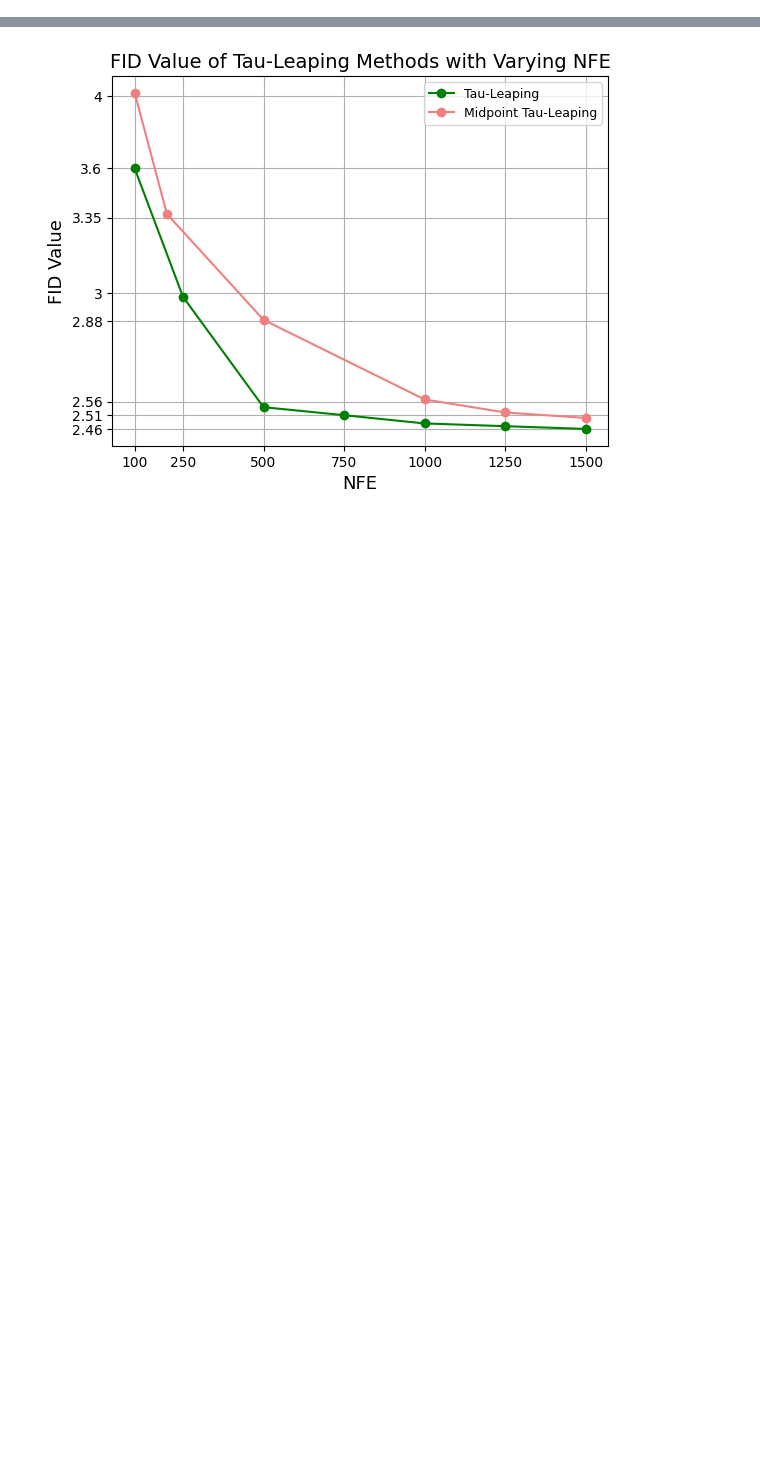
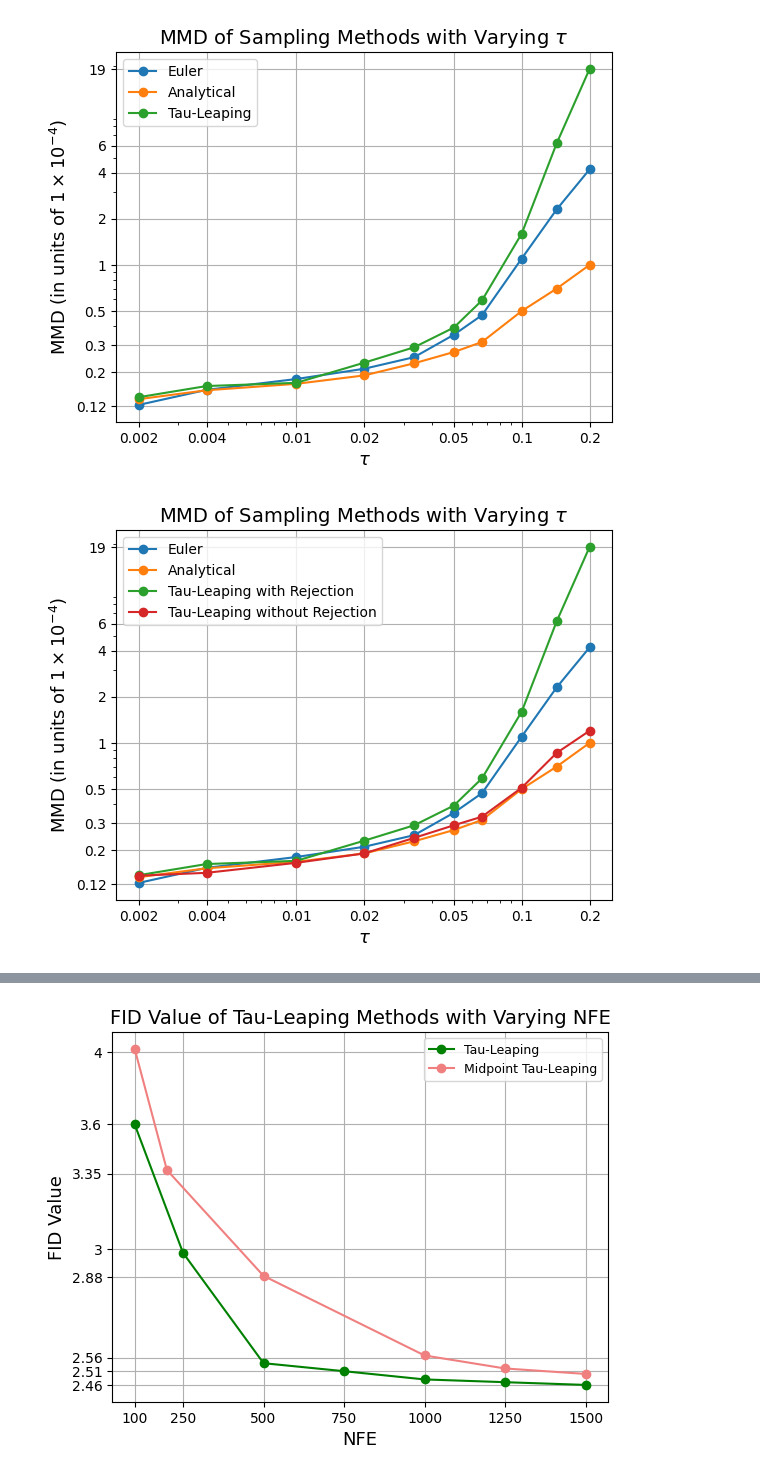
Before and after one commit to paulffm/Continuous-Time-Diffusion-Models-for-Discrete-Data, a Jupyter notebook: ContTimeDiscreteSpace/TAUnSDDM/eval_maze.ipynb, the cells around one changed output, grey strips where cells are left out. Drawn from its saved outputs; the diff is of its cells as text; code cells hidden in the pictures; blank space fills up the shorter version.

```diff
--- a/ContTimeDiscreteSpace/TAUnSDDM/eval_maze.ipynb
+++ b/ContTimeDiscreteSpace/TAUnSDDM/eval_maze.ipynb
@@ -358,34 +358,37 @@ plt.ylabel('MMD (in units of $1\\times 10^{-4}$)', fontsize=13)
 plt.title('MMD of Sampling Methods with Varying $\\tau$', fontsize=14)
 plt.legend()
 plt.grid(True)
 plt.xscale('log')
 plt.yscale('log')
 plt.xticks(steps_plot, steps_plot)
 plt.yticks(steps_y, steps_y)
 plt.savefig('mmd_plot_tau.pdf')
 plt.show()
 
 
 mmd_lbjf = np.array([4.2, 2.3, 1.1, 0.47 ,0.35, 0.25, 0.21, 0.18, 0.153, 0.122])
 mmd_taul = np.array([19, 6.2, 1.6, 0.587, 0.39, 0.29, 0.23, 0.17, 0.162, 0.137])
 mmd_exact = np.array([1.0, 0.7, 0.5, 0.314, 0.27, 0.228, 0.19, 0.1675, 0.152, 0.133])
-mmd_taul_wo = np.array([1.2, 0.86, 0.51, 0.33, 0.29, 0.24, 0.19, 0.17, 0.162, 0.137])
+mmd_taul_wo = np.array([1.2, 0.86, 0.51, 0.33, 0.29, 0.24, 0.19, 0.165, 0.142, 0.136])
 
 plt.plot(steps, mmd_lbjf , label='Euler', marker='o') # 'o' für Kreise
 plt.plot(steps, mmd_exact, label='Analytical', marker='o')
 plt.plot(steps, mmd_taul, label='Tau-Leaping with Rejection', marker='o')
 plt.plot(steps, mmd_taul_wo, label='Tau-Leaping without Rejection', marker='o')
 plt.xlabel('$\\tau$', fontsize=13)
 plt.ylabel('MMD (in units of $1\\times 10^{-4}$)', fontsize=13)
 plt.title('MMD of Sampling Methods with Varying $\\tau$', fontsize=14)
 plt.legend()
 plt.grid(True)
 plt.xscale('log')
 plt.yscale('log')
 plt.xticks(steps_plot, steps_plot)
 plt.yticks(steps_y, steps_y)
 plt.savefig('mmd_plot_first20_worejection_tau.pdf')
 plt.show()
+# %% [output]
+[figure, added]
+[figure, added]
 # %%
 import numpy as np
 steps = [750]
```
Also changed, not shown: parts of 5 cells of this notebook, 1 other file.
